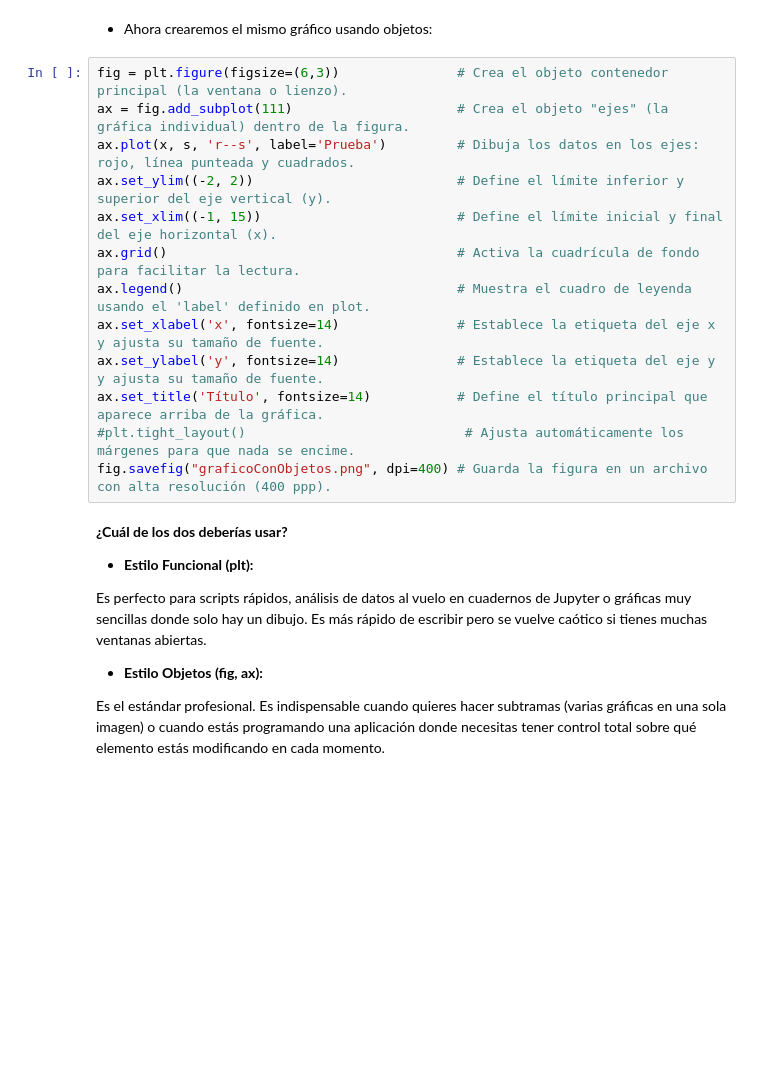
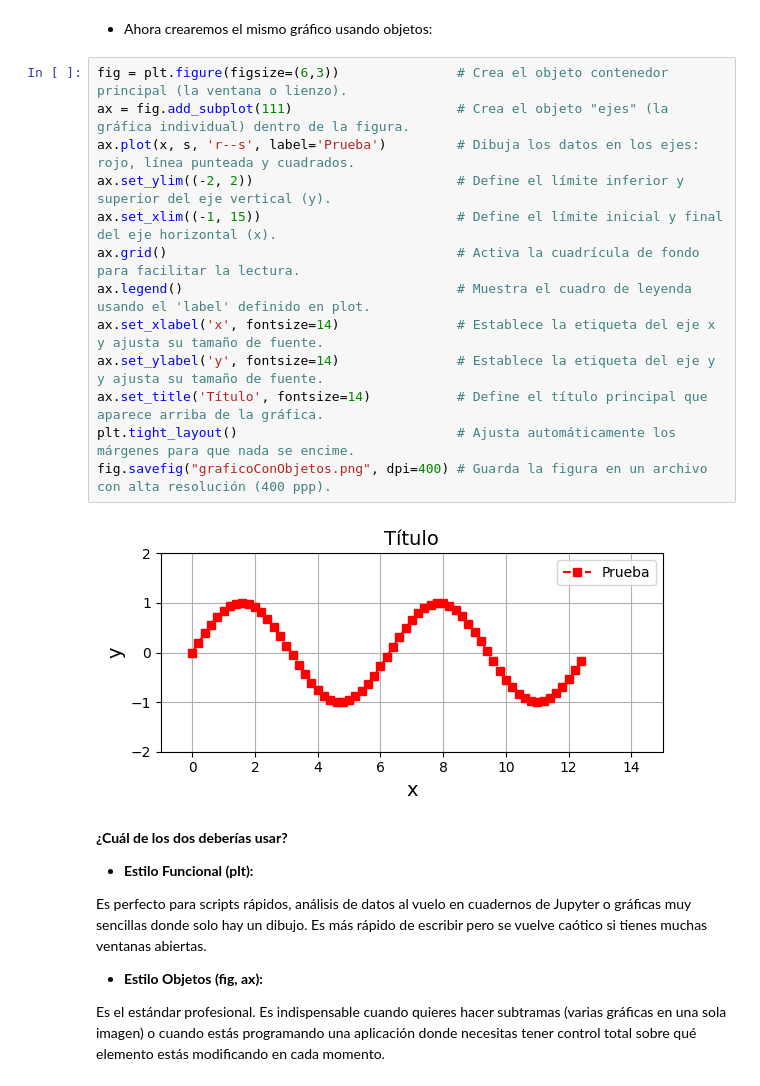
Before and after one commit to estebangonzalezITM/ProgramacionAvanzada, a Jupyter notebook: Notebooks/10_Matplotlib.ipynb, the cells around one changed output. Cells and saved outputs as stored; diff of their text form; blank space fills up the shorter version.

```diff
--- a/Notebooks/10_Matplotlib.ipynb
+++ b/Notebooks/10_Matplotlib.ipynb
@@ -751,16 +799,18 @@ plt.savefig("graficoSinObjetos.png", dpi=400)
 # %%
 fig = plt.figure(figsize=(6,3))               # Crea el objeto contenedor principal (la ventana o lienzo).
 ax = fig.add_subplot(111)                     # Crea el objeto "ejes" (la gráfica individual) dentro de la figura.
 ax.plot(x, s, 'r--s', label='Prueba')         # Dibuja los datos en los ejes: rojo, línea punteada y cuadrados.
 ax.set_ylim((-2, 2))                          # Define el límite inferior y superior del eje vertical (y).
 ax.set_xlim((-1, 15))                         # Define el límite inicial y final del eje horizontal (x).
 ax.grid()                                     # Activa la cuadrícula de fondo para facilitar la lectura.
 ax.legend()                                   # Muestra el cuadro de leyenda usando el 'label' definido en plot.
 ax.set_xlabel('x', fontsize=14)               # Establece la etiqueta del eje x y ajusta su tamaño de fuente.
 ax.set_ylabel('y', fontsize=14)               # Establece la etiqueta del eje y y ajusta su tamaño de fuente.
 ax.set_title('Título', fontsize=14)           # Define el título principal que aparece arriba de la gráfica.
-#plt.tight_layout()                            # Ajusta automáticamente los márgenes para que nada se encime.
+plt.tight_layout()                            # Ajusta automáticamente los márgenes para que nada se encime.
 fig.savefig("graficoConObjetos.png", dpi=400) # Guarda la figura en un archivo con alta resolución (400 ppp).
+# %% [output]
+[figure, added]
 # %% [markdown]
 **¿Cuál de los dos deberías usar?**
 
```
Also changed, not shown: parts of 13 cells of this notebook, 1 other file.
